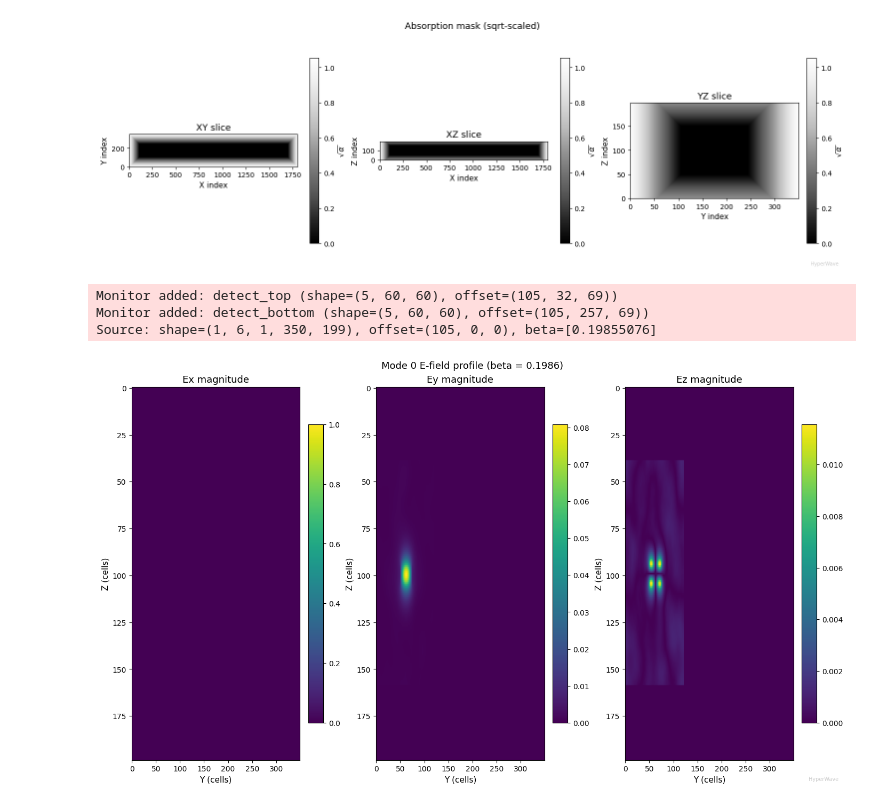
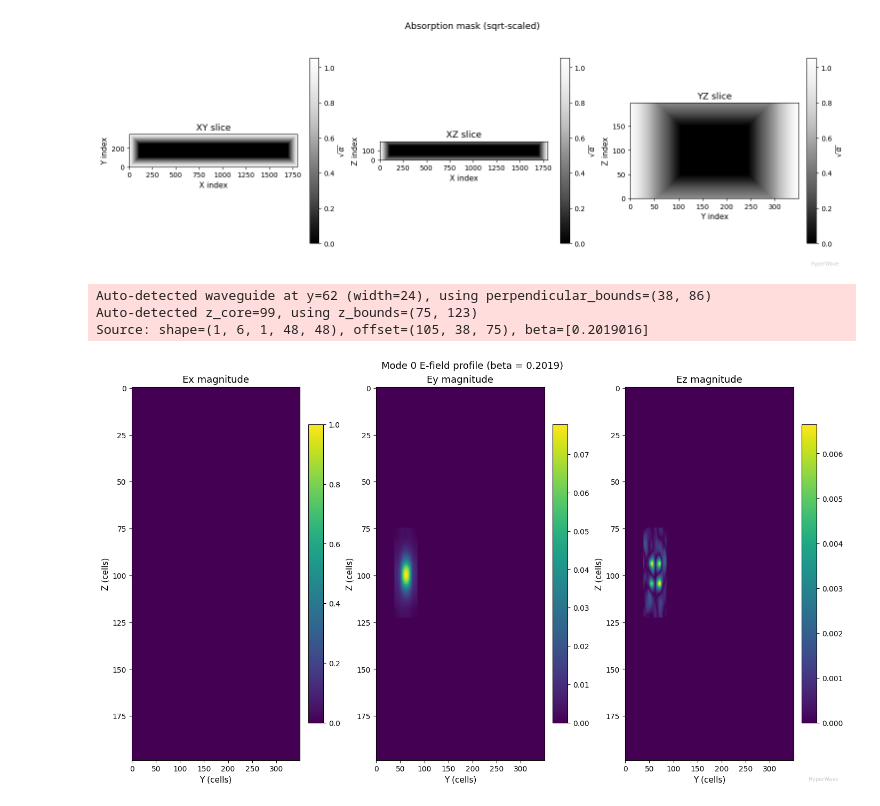
Before and after one commit to spinsphotonics/hyperwave-community, a Jupyter notebook: examples/quickstart.ipynb, the cells around one changed output. Cells and saved outputs as stored; diff of their text form; code cells hidden in the pictures.

Commit message:
Restructure quickstart to use create_port_monitors and auto-detect mode source

```diff
--- a/examples/quickstart.ipynb
+++ b/examples/quickstart.ipynb
@@ -81,8 +80,10 @@ Structure: 1800 x 350 x 199 = 125,370,000 cells
 #
 # Add adiabatic absorbers at grid edges to prevent reflections.
 
+_, Lx, Ly, Lz = structure.permittivity.shape
+
 abs_params = hwc.absorber_params(
-    wavelength_um=1.55,
+    wavelength_um=WL_UM,
     dx_um=RESOLUTION_UM,
     structure_dimensions=(Lx, Ly, Lz),
 )
@@ -103,53 +104,28 @@ Absorber: widths=(105, 105, 49), coeff=0.000100
 # %%
 #
 # Solve for the fundamental TE mode at the input waveguide.
-# We detect the waveguide location at the source plane and constrain
-# the mode solver to that region (2x expanded) so it finds the correct
-# guided mode rather than a slab mode.
+# The SDK automatically detects the waveguide cross-section at the
+# source plane and constrains the mode solver to that region.
 
-WL_UM = 1.55
 wl_cells = WL_UM / RESOLUTION_UM
 freq_band = (2 * jnp.pi / wl_cells, 2 * jnp.pi / wl_cells, 1)
-
-source_pos_x = abs_widths[0]
-
-# Auto-detect waveguide at source plane
-temp_monitors = hwc.MonitorSet()
-temp_monitors.add_monitors_at_position(
-    structure=structure, axis="x", position=source_pos_x, label="detect",
-)
-wg = temp_monitors.monitors[0]
-
-# Expand 2x around detected waveguide so mode field decays to zero at edges
-y_center = wg.offset[1] + wg.shape[1] // 2
-z_center = wg.offset[2] + wg.shape[2] // 2
-y_min = max(0, y_center - wg.shape[1])
-y_max = min(Ly, y_center + wg.shape[1])
-z_min = max(0, z_center - wg.shape[2])
-z_max = min(Lz, z_center + wg.shape[2])
 
 source_field, source_offset, mode_info = hwc.create_mode_source(
     structure=structure,
     freq_band=freq_band,
     mode_num=0,
     propagation_axis="x",
-    source_position=source_pos_x,
-    perpendicular_bounds=(y_min, y_max),
-    z_bounds=(z_min, z_max),
+    source_position=abs_widths[0],
 )
-
-# Trim to mode region (reduces data sent to cloud)
-source_field = source_field[:, :, :, y_min:y_max, z_min:z_max]
-source_offset = (source_pos_x, y_min, z_min)
 
 hwc.plot_mode(
     mode_field=mode_info["field"],
     beta=mode_info["beta"],
     mode_num=0,
     propagation_axis="x",
 )
 # %% [output]
-Monitor added: detect_top (shape=(5, 60, 60), offset=(105, 32, 69))
-Monitor added: detect_bottom (shape=(5, 60, 60), offset=(105, 257, 69))
-Source: shape=(1, 6, 1, 350, 199), offset=(105, 0, 0), beta=[0.19855076]
+Auto-detected waveguide at y=62 (width=24), using perpendicular_bounds=(38, 86)
+Auto-detected z_core=99, using z_bounds=(75, 123)
+Source: shape=(1, 6, 1, 48, 48), offset=(105, 38, 75), beta=[0.2019016]
-[figure, old version]
+[figure, new version]
```
Also changed, not shown: parts of 7 cells of this notebook, 1 other file.
